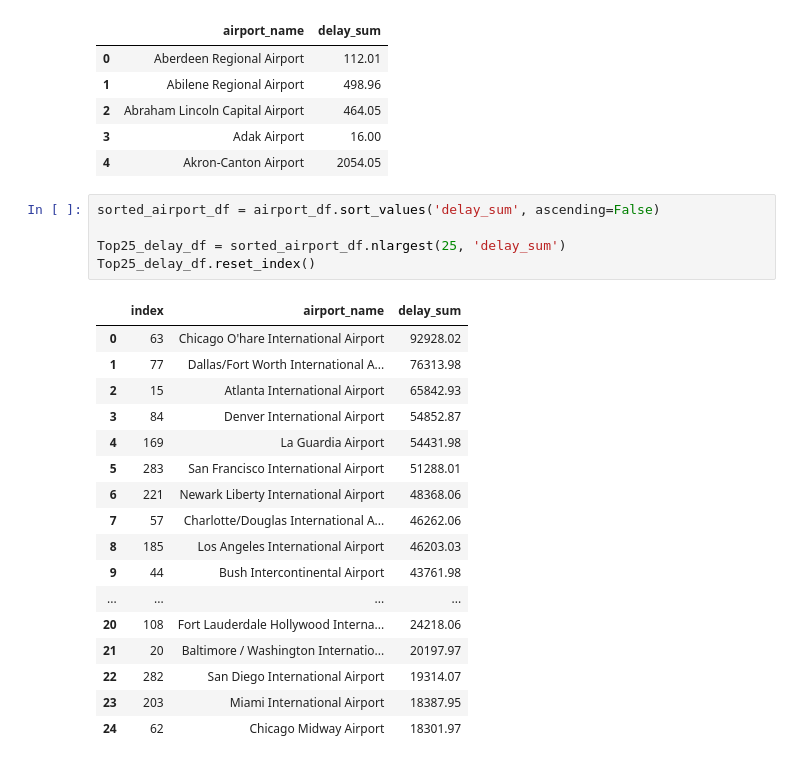
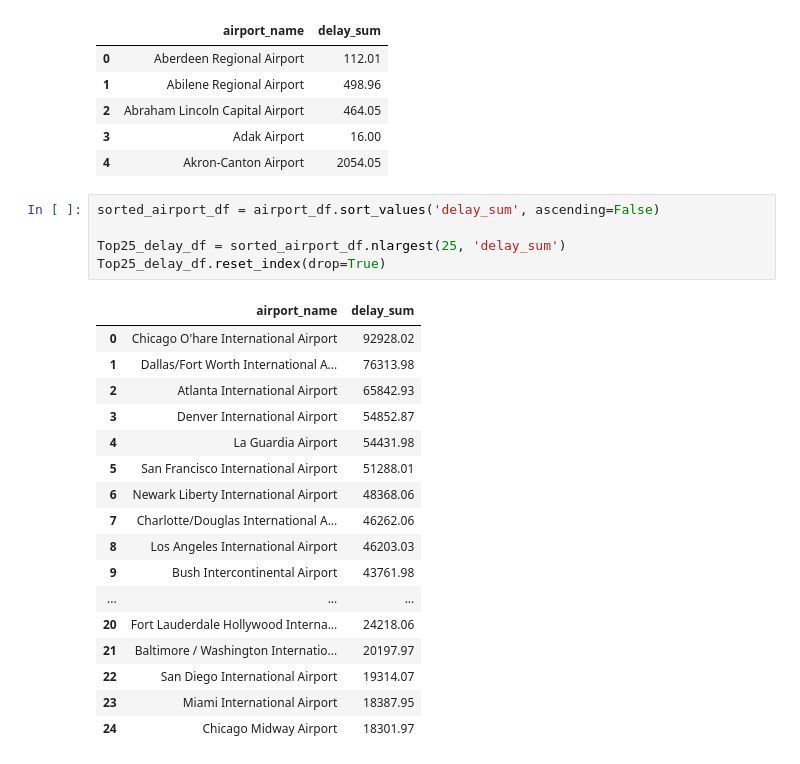
Before and after one commit to bishdj22/Project-1-FlightAnalysis, a Jupyter notebook: Airport_Delay.ipynb, the cells around one changed output. Cells and saved outputs as stored; diff of their text form.

```diff
--- a/Airport_Delay.ipynb
+++ b/Airport_Delay.ipynb
@@ -50,24 +50,24 @@ airport_df.head()
 # %%
 sorted_airport_df = airport_df.sort_values('delay_sum', ascending=False)
 
 Top25_delay_df = sorted_airport_df.nlargest(25, 'delay_sum')
-Top25_delay_df.reset_index()
+Top25_delay_df.reset_index(drop=True)
 # %% [output]
-|  | index | airport_name | delay_sum |
-| 0 | 63 | Chicago O'hare International Airport | 92928.02 |
-| 1 | 77 | Dallas/Fort Worth International A... | 76313.98 |
-| 2 | 15 | Atlanta International Airport | 65842.93 |
-| 3 | 84 | Denver International Airport | 54852.87 |
-| 4 | 169 | La Guardia Airport | 54431.98 |
-| 5 | 283 | San Francisco International Airport | 51288.01 |
-| 6 | 221 | Newark Liberty International Airport | 48368.06 |
-| 7 | 57 | Charlotte/Douglas International A... | 46262.06 |
-| 8 | 185 | Los Angeles International Airport | 46203.03 |
-| 9 | 44 | Bush Intercontinental Airport | 43761.98 |
-| ... | ... | ... | ... |
-| 20 | 108 | Fort Lauderdale Hollywood Interna... | 24218.06 |
-| 21 | 20 | Baltimore / Washington Internatio... | 20197.97 |
-| 22 | 282 | San Diego International Airport | 19314.07 |
-| 23 | 203 | Miami International Airport | 18387.95 |
-| 24 | 62 | Chicago Midway Airport | 18301.97 |
+|  | airport_name | delay_sum |
+| 0 | Chicago O'hare International Airport | 92928.02 |
+| 1 | Dallas/Fort Worth International A... | 76313.98 |
+| 2 | Atlanta International Airport | 65842.93 |
+| 3 | Denver International Airport | 54852.87 |
+| 4 | La Guardia Airport | 54431.98 |
+| 5 | San Francisco International Airport | 51288.01 |
+| 6 | Newark Liberty International Airport | 48368.06 |
+| 7 | Charlotte/Douglas International A... | 46262.06 |
+| 8 | Los Angeles International Airport | 46203.03 |
+| 9 | Bush Intercontinental Airport | 43761.98 |
+| ... | ... | ... |
+| 20 | Fort Lauderdale Hollywood Interna... | 24218.06 |
+| 21 | Baltimore / Washington Internatio... | 20197.97 |
+| 22 | San Diego International Airport | 19314.07 |
+| 23 | Miami International Airport | 18387.95 |
+| 24 | Chicago Midway Airport | 18301.97 |
 # %%
```
Also changed, not shown: parts of 7 cells of this notebook, 1 other file.
